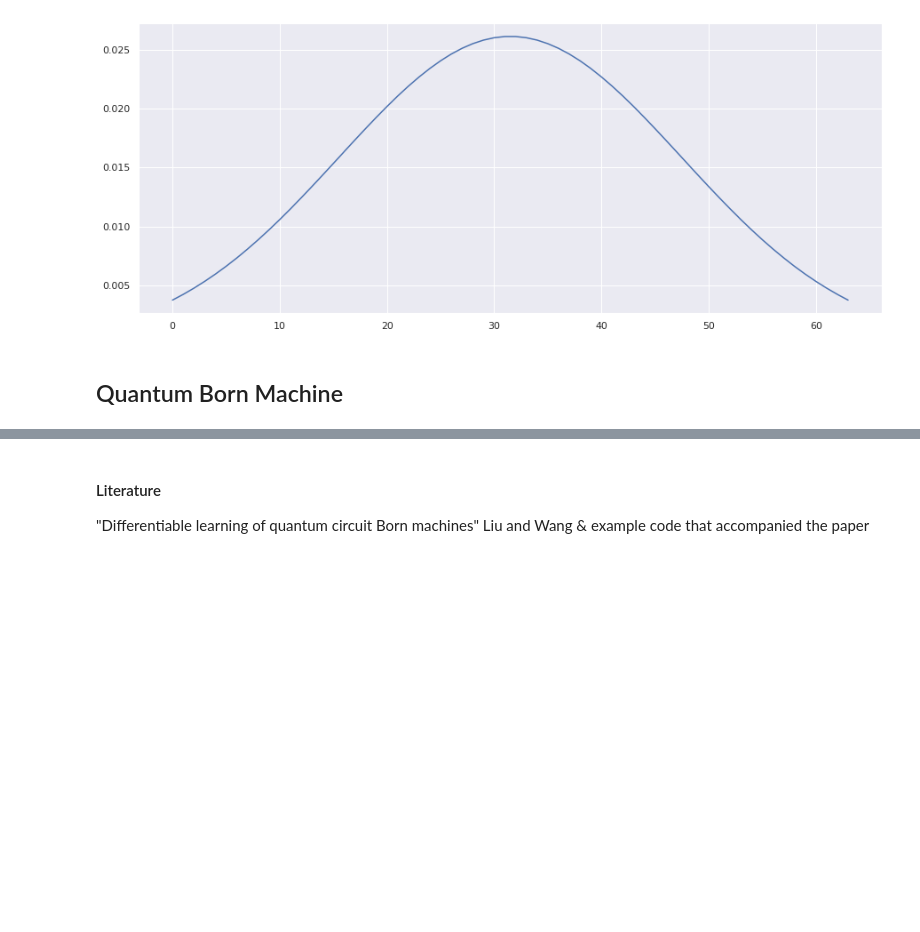
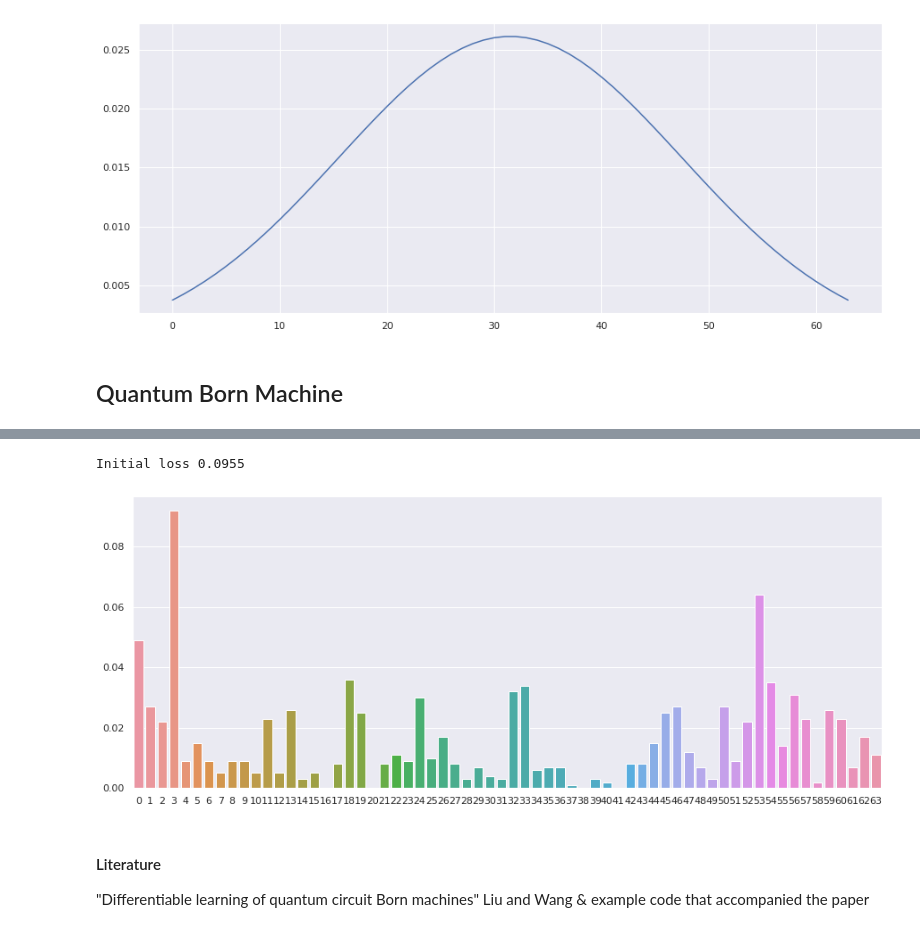
Before and after one commit to asakhnenko/EntangledSolutions, a Jupyter notebook: deep_learning/q_born_machine_qiskit.ipynb, the cells around one changed output, grey strips where cells are left out. Drawn from its saved outputs; the diff is of its cells as text; code cells hidden in the pictures; blank space fills up the shorter version.

```diff
--- a/deep_learning/q_born_machine_qiskit.ipynb
+++ b/deep_learning/q_born_machine_qiskit.ipynb
@@ -164,3 +192,11 @@ sns.barplot(x = np.arange(len(distribution)), y = distribution)
+# %%
+distribution = model.get_probablities(result.x)
+
+sns.barplot(x = np.arange(len(distribution)), y = distribution)
+print("Initial loss {0:0.4f}".format(model.loss(result.x)))
+# %% [output]
+Initial loss 0.0955
+[figure, added]
 # %% [markdown]
 #### Literature
 "Differentiable learning of quantum circuit Born machines" Liu and Wang & example code that accompanied the paper
```
Also changed, not shown: parts of 7 cells of this notebook.
